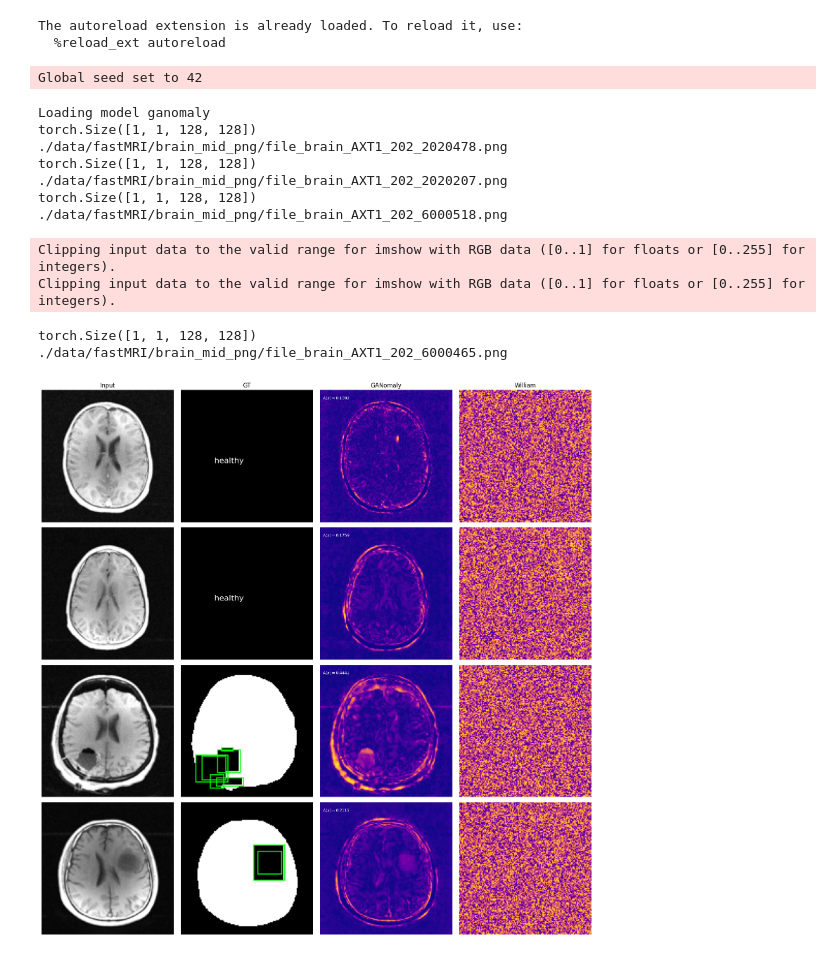
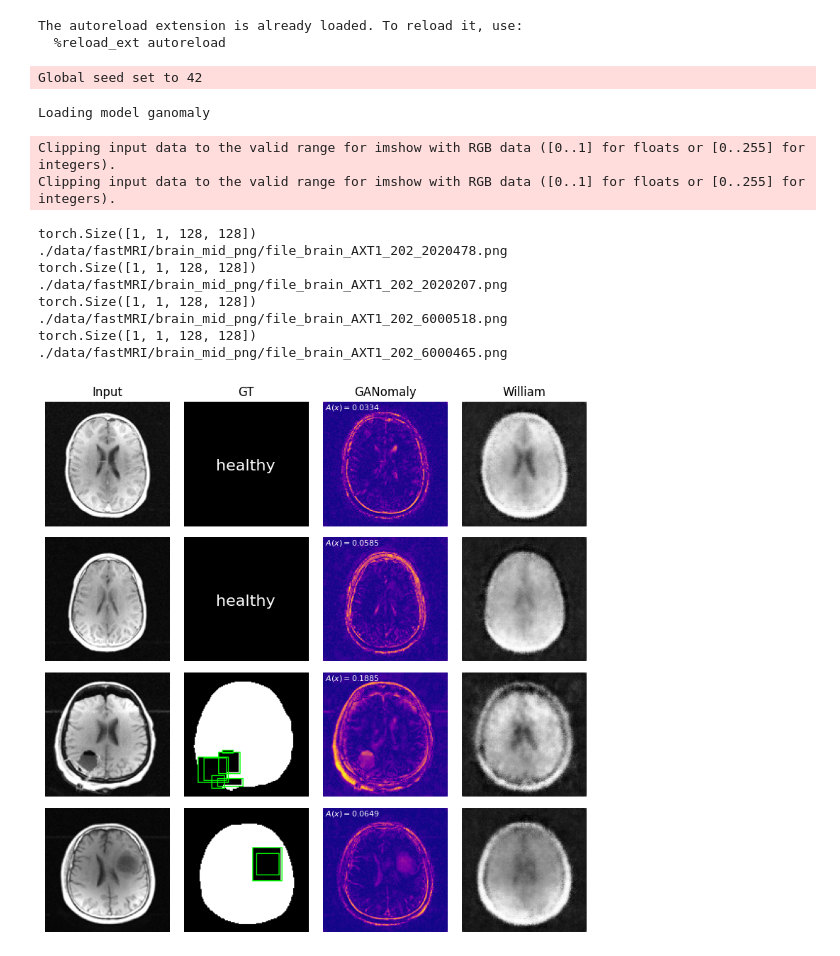
Before and after one commit to MarcelRosier/mad_seminar, a Jupyter notebook: poster.ipynb, the cells around one changed output. Saved outputs shown, nothing was run; the diff lists cells and outputs as text; code cells hidden in the pictures.

Commit message:
- reruns with smaller model

```diff
--- a/poster.ipynb
+++ b/poster.ipynb
@@ -24,7 +24,8 @@ best = (
     "/home/marcel/Projects/uni/mad_seminar/models/proud-shape-47/ganomaly_config.yaml"
 )
 test = "./configs/ganomaly_config.yaml"
-with open(best, "r") as f:
+ae_conf = "./configs/ae_config.yaml"
+with open(test, "r") as f:
     config = yaml.safe_load(f)
 
 # Reproducibility
@@ -53,7 +54,9 @@ model = get_model(config)
 # custom_cp = "/home/marcel/Projects/uni/mad_seminar/lightning_logs/version_1/checkpoints/epoch=149-step=300.ckpt"
 # Initialize the model by loading from the checkpoint
 best_cp = "/home/marcel/Projects/uni/mad_seminar/models/proud-shape-47/epoch=111-step=5152.ckpt"
-model.load_state_dict(torch.load(best_cp)["state_dict"])
+ae_cp = "/home/marcel/Projects/uni/mad_seminar/lightning_logs/version_49/checkpoints/epoch=99-step=2300.ckpt"
+test_cp = "lightning_logs/version_54/checkpoints/epoch=119-step=1440.ckpt"
+model.load_state_dict(torch.load(test_cp)["state_dict"])
 # model.load_state_dict(torch.load(checkpoint_path)['state_dict'])
 _ = model.eval()
 
@@ -152,9 +155,13 @@ for batch in poster_normal_dl:
     print(img.shape)
     print(poster_normal_dl.dataset.img_paths[idx])
     out = model.detect_anomaly(img)  # dict of rec, anoamly maps, anomaly score
+
+    # img = img.squeeze().detach().cpu().numpy()
+    rec = out["reconstruction"].squeeze()  # .detach().cpu().numpy()
     out["img"] = img
-    out["anomaly_map"] = np.abs(img - out["reconstruction"])
+    out["anomaly_map"] = np.abs(img - rec)
     out["gt"] = np.ones((128, 128))
+    out["reconstruction"] = rec
     data.append(out)
 
 for batch in poster_dl:
@@ -162,10 +169,14 @@ for batch in poster_dl:
     print(img.shape)
     print(poster_dl.dataset.img_paths[idx])
     out = model.detect_anomaly(img)  # dict of rec, anoamly maps, anomaly score
+
+    # img = img.squeeze().detach().cpu().numpy()
+    rec = out["reconstruction"].squeeze()  # .detach().cpu().numpy()
     out["img"] = img
     # out["pos_mask"] = pos_mask
     # out["neg_mask"] = neg_mask
-    out["anomaly_map"] = np.abs(img - out["reconstruction"])
+    out["reconstruction"] = rec
+    out["anomaly_map"] = np.abs(img - rec)
 
     # bbox calculation
     # mask_i = pos_mask.detach().cpu().numpy().squeeze()
@@ -208,42 +219,45 @@ for i, d in enumerate(data):
     if i == 0:
         ax[i, 0].set_title("Input")
         ax[i, 1].set_title("GT")
         # ax[i, 2].set_title("Neg mask")
         # ax[i, 3].set_title("Reconstruction")
         ax[i, 2].set_title("GANomaly")
         ax[i, 3].set_title("William")
     ax[i, 0].imshow(d["img"].squeeze(), cmap="gray")
     ax[i, 1].imshow(d["gt"].squeeze(), cmap="gray")
     if i < 2:
         ax[i, 1].text(32, 70, "healthy", color="white", fontsize=16)
     # ax[i, 2].imshow(d["neg_mask"].squeeze(), cmap="gray")
     # ax[i, 3].imshow(d["reconstruction"].squeeze(), cmap="gray")
     ax[i, 2].imshow(d["anomaly_map"].squeeze(), cmap="plasma")
-    ax[i, 2].text(2, 8, f"$A(x) = {d['anomaly_score'].item():.4f} $", color="white", fontsize=8)
-    ax[i, 3].imshow(np.random.rand(128, 128), cmap="plasma")
+    ax[i, 2].text(
+        2, 8, f"$A(x) = {d['anomaly_score'].item():.4f} $", color="white", fontsize=8
+    )
+    # ax[i, 3].imshow(np.random.rand(128, 128), cmap="plasma")
+    ax[i, 3].imshow(d["reconstruction"], cmap="gray")
 
     # add williams
 
     for ax_ in ax[i]:
         ax_.axis("off")
 
 plt.tight_layout()
 plt.savefig("qualitative.png", dpi=500)
 plt.show()
 # %% [output]
 Global seed set to 42
 Loading model ganomaly
-torch.Size([1, 1, 128, 128])
-./data/fastMRI/brain_mid_png/file_brain_AXT1_202_2020478.png
-torch.Size([1, 1, 128, 128])
-./data/fastMRI/brain_mid_png/file_brain_AXT1_202_2020207.png
-torch.Size([1, 1, 128, 128])
-./data/fastMRI/brain_mid_png/file_brain_AXT1_202_6000518.png
 Clipping input data to the valid range for imshow with RGB data ([0..1] for floats or [0..255] for integers).
 Clipping input data to the valid range for imshow with RGB data ([0..1] for floats or [0..255] for integers).
+torch.Size([1, 1, 128, 128])
+./data/fastMRI/brain_mid_png/file_brain_AXT1_202_2020478.png
+torch.Size([1, 1, 128, 128])
+./data/fastMRI/brain_mid_png/file_brain_AXT1_202_2020207.png
+torch.Size([1, 1, 128, 128])
+./data/fastMRI/brain_mid_png/file_brain_AXT1_202_6000518.png
 torch.Size([1, 1, 128, 128])
 ./data/fastMRI/brain_mid_png/file_brain_AXT1_202_6000465.png
-[figure, old version]
+[figure, new version]
 # %%
 # import cv2
 
```
Also changed, not shown: 9 other files.
